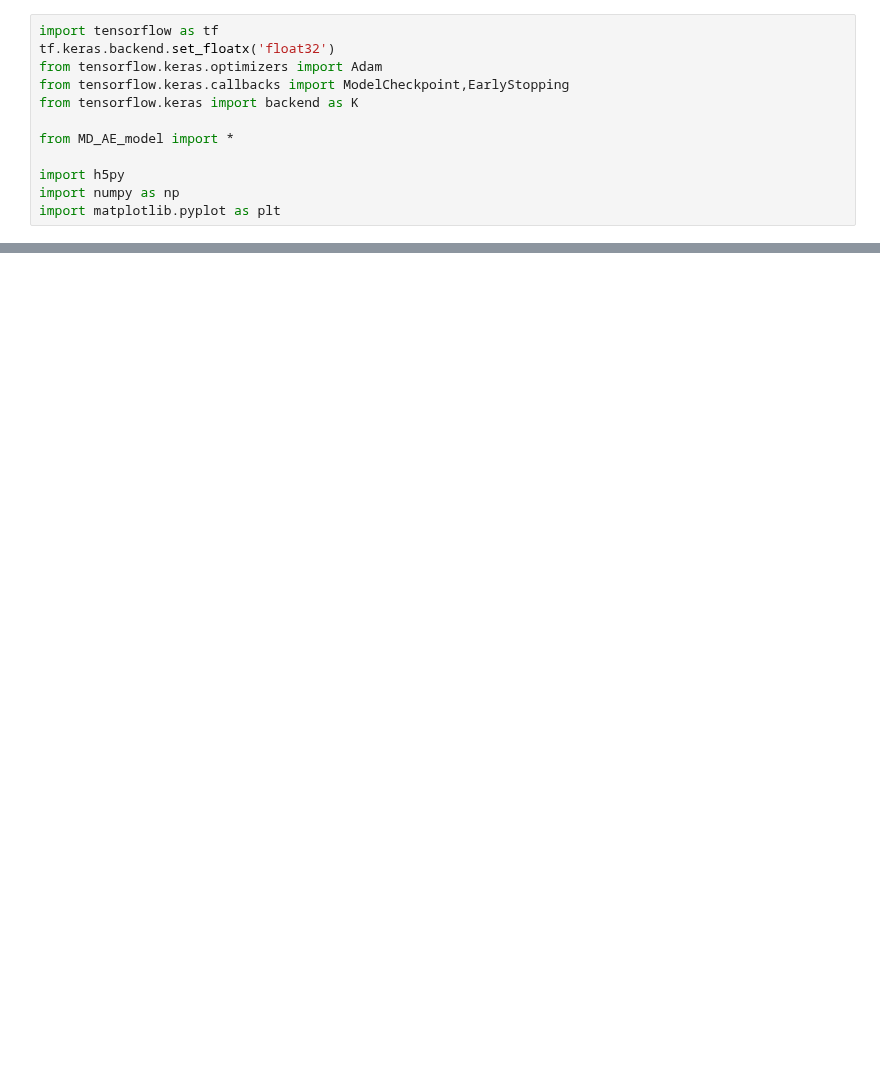
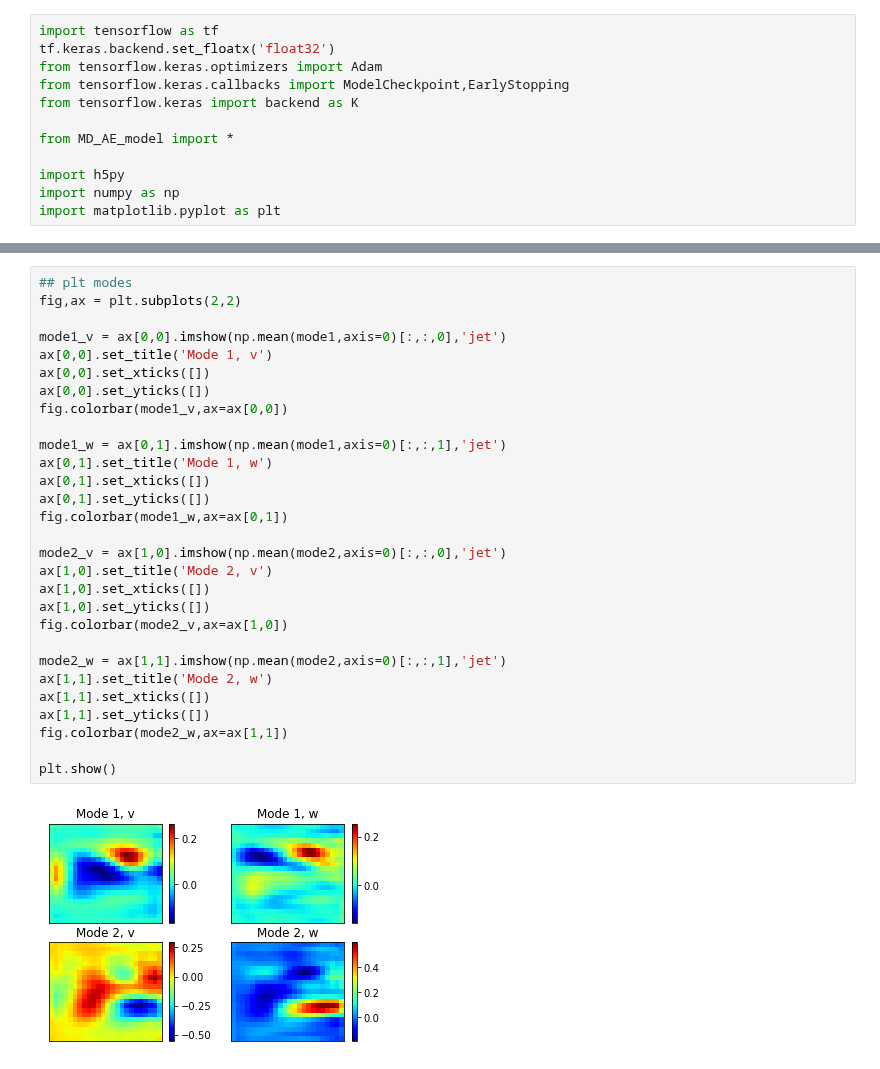
Before and after one commit to MagriLab/MD-CNN-AE, a Jupyter notebook: visualise_hierarchical_mode.ipynb, the cells around one changed output, grey strips where cells are left out. Saved outputs shown, nothing was run; the diff lists cells and outputs as text; blank space fills up the shorter version.

```diff
--- a/visualise_hierarchical_mode.ipynb
+++ b/visualise_hierarchical_mode.ipynb
@@ -87,0 +93,31 @@ plt.show()
+# %%
+## plt modes
+fig,ax = plt.subplots(2,2)
+
+mode1_v = ax[0,0].imshow(np.mean(mode1,axis=0)[:,:,0],'jet')
+ax[0,0].set_title('Mode 1, v')
+ax[0,0].set_xticks([])
+ax[0,0].set_yticks([])
+fig.colorbar(mode1_v,ax=ax[0,0])
+
+mode1_w = ax[0,1].imshow(np.mean(mode1,axis=0)[:,:,1],'jet')
+ax[0,1].set_title('Mode 1, w')
+ax[0,1].set_xticks([])
+ax[0,1].set_yticks([])
+fig.colorbar(mode1_w,ax=ax[0,1])
+
+mode2_v = ax[1,0].imshow(np.mean(mode2,axis=0)[:,:,0],'jet')
+ax[1,0].set_title('Mode 2, v')
+ax[1,0].set_xticks([])
+ax[1,0].set_yticks([])
+fig.colorbar(mode2_v,ax=ax[1,0])
+
+mode2_w = ax[1,1].imshow(np.mean(mode2,axis=0)[:,:,1],'jet')
+ax[1,1].set_title('Mode 2, w')
+ax[1,1].set_xticks([])
+ax[1,1].set_yticks([])
+fig.colorbar(mode2_w,ax=ax[1,1])
+
+plt.show()
+# %% [output]
+[figure, added]
```
Also changed, not shown: parts of 6 cells of this notebook, 3 other files.
